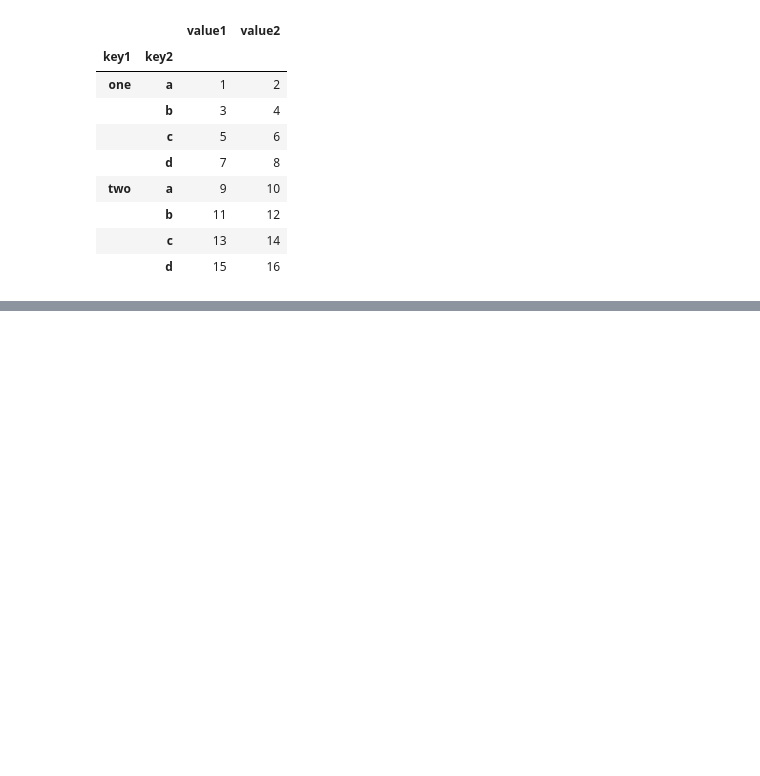
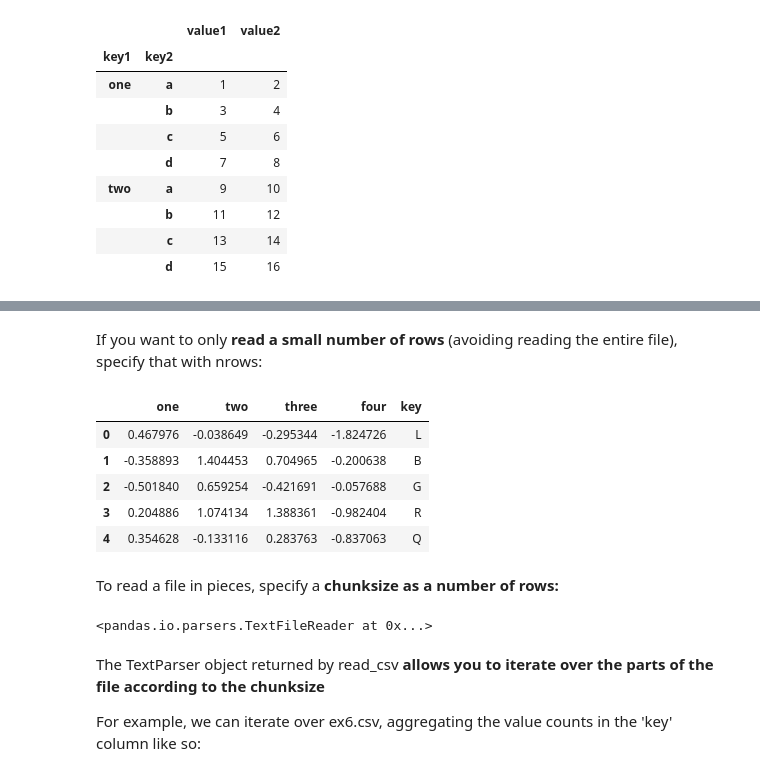
Before and after one commit to lucaslokchan/data-analysis, a Jupyter notebook: Python for Data Analysis/06_Data_Loading_Storage_and_File_Formats.ipynb, the cells around one changed output, grey strips where cells are left out. Cells and saved outputs as stored; diff of their text form; code cells hidden in the pictures; blank space fills up the shorter version.

```diff
--- a/Python for Data Analysis/06_Data_Loading_Storage_and_File_Formats.ipynb
+++ b/Python for Data Analysis/06_Data_Loading_Storage_and_File_Formats.ipynb
@@ -159,0 +320,13 @@ parsed
+# %% [markdown]
+If you want to only **read a small number of rows** (avoiding reading the entire file), specify that with nrows:
+# %%
+pd.read_csv(ex6, nrows=5)
+# %% [output]
+|  | one | two | three | four | key |
+| 0 | 0.467976 | -0.038649 | -0.295344 | -1.824726 | L |
+| 1 | -0.358893 | 1.404453 | 0.704965 | -0.200638 | B |
+| 2 | -0.501840 | 0.659254 | -0.421691 | -0.057688 | G |
+| 3 | 0.204886 | 1.074134 | 1.388361 | -0.982404 | R |
+| 4 | 0.354628 | -0.133116 | 0.283763 | -0.837063 | Q |
+# %% [markdown]
+To read a file in pieces, specify a **chunksize as a number of rows:**
@@ -159,0 +335,8 @@ parsed
+# %%
+chunker
+# %% [output]
+<pandas.io.parsers.TextFileReader at 0x...>
+# %% [markdown]
+The TextParser object returned by read_csv **allows you to iterate over the parts of the file according to the chunksize**
+
+For example, we can iterate over ex6.csv, aggregating the value counts in the 'key' column like so:
```
Also changed, not shown: parts of 66 cells of this notebook.
